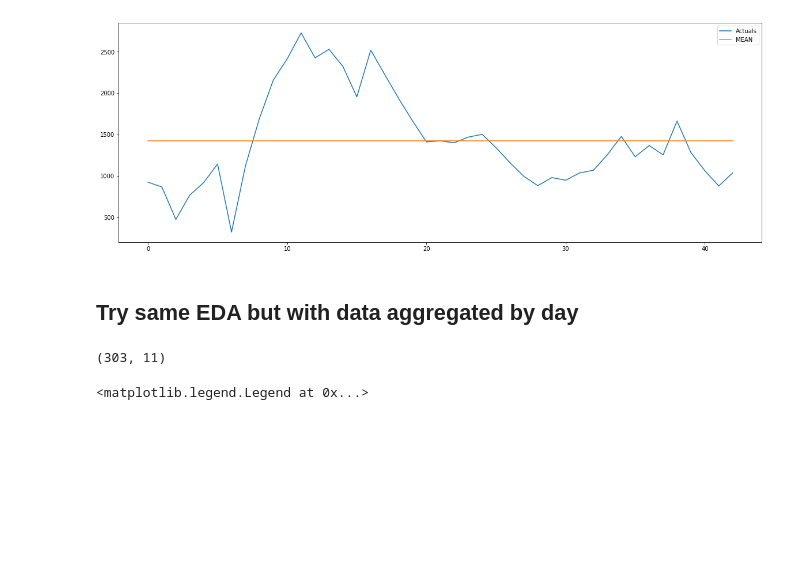
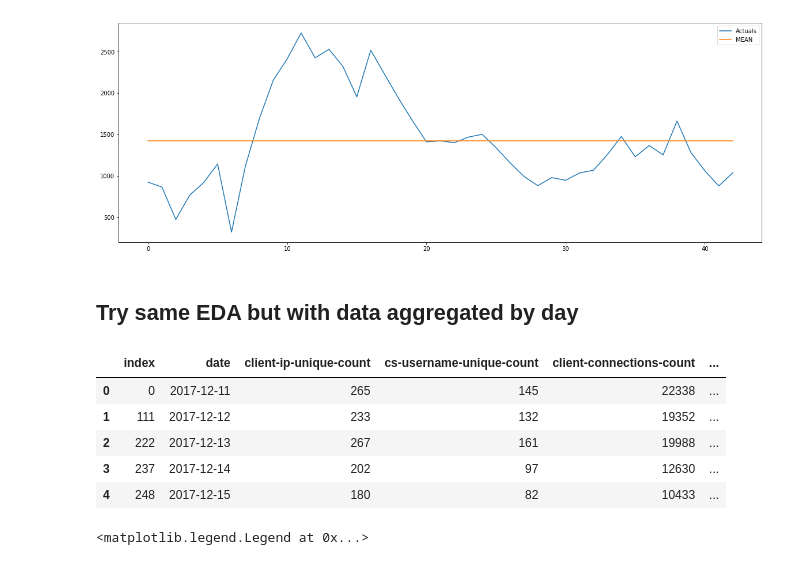
Before and after one commit to barrasa8/GA_DS_FinalProject, a Jupyter notebook: code/IIS_Logs_Analisys.ipynb, the cells around one changed output. Saved outputs shown, nothing was run; the diff lists cells and outputs as text; code cells hidden in the pictures; blank space fills up the shorter version.

```diff
--- a/code/IIS_Logs_Analisys.ipynb
+++ b/code/IIS_Logs_Analisys.ipynb
@@ -298,7 +302,3 @@ for file in listOfFiles:
     list_.append(df)
 
 df_per_day = pd.concat(list_)
-# %%
-df_per_day.shape
-# %% [output]
-(303, 11)
@@ -309,3 +311,12 @@ df_per_day.drop(columns="index",axis=1,inplace=True)
+# %%
+df_per_day.head()
+# %% [output]
+|  | index | date | client-ip-unique-count | cs-username-unique-count | client-connections-count | ... |
+| 0 | 0 | 2017-12-11 | 265 | 145 | 22338 | ... |
+| 1 | 111 | 2017-12-12 | 233 | 132 | 19352 | ... |
+| 2 | 222 | 2017-12-13 | 267 | 161 | 19988 | ... |
+| 3 | 237 | 2017-12-14 | 202 | 97 | 12630 | ... |
+| 4 | 248 | 2017-12-15 | 180 | 82 | 10433 | ... |
 # %%
 plt.plot(df_per_day.index,df_per_day['client-ip-unique-count'],label="Unique IP")
 plt.plot(df_per_day.index,df_per_day['cs-username-unique-count'],label="Unique User")
```
Also changed, not shown: parts of 12 cells of this notebook.
